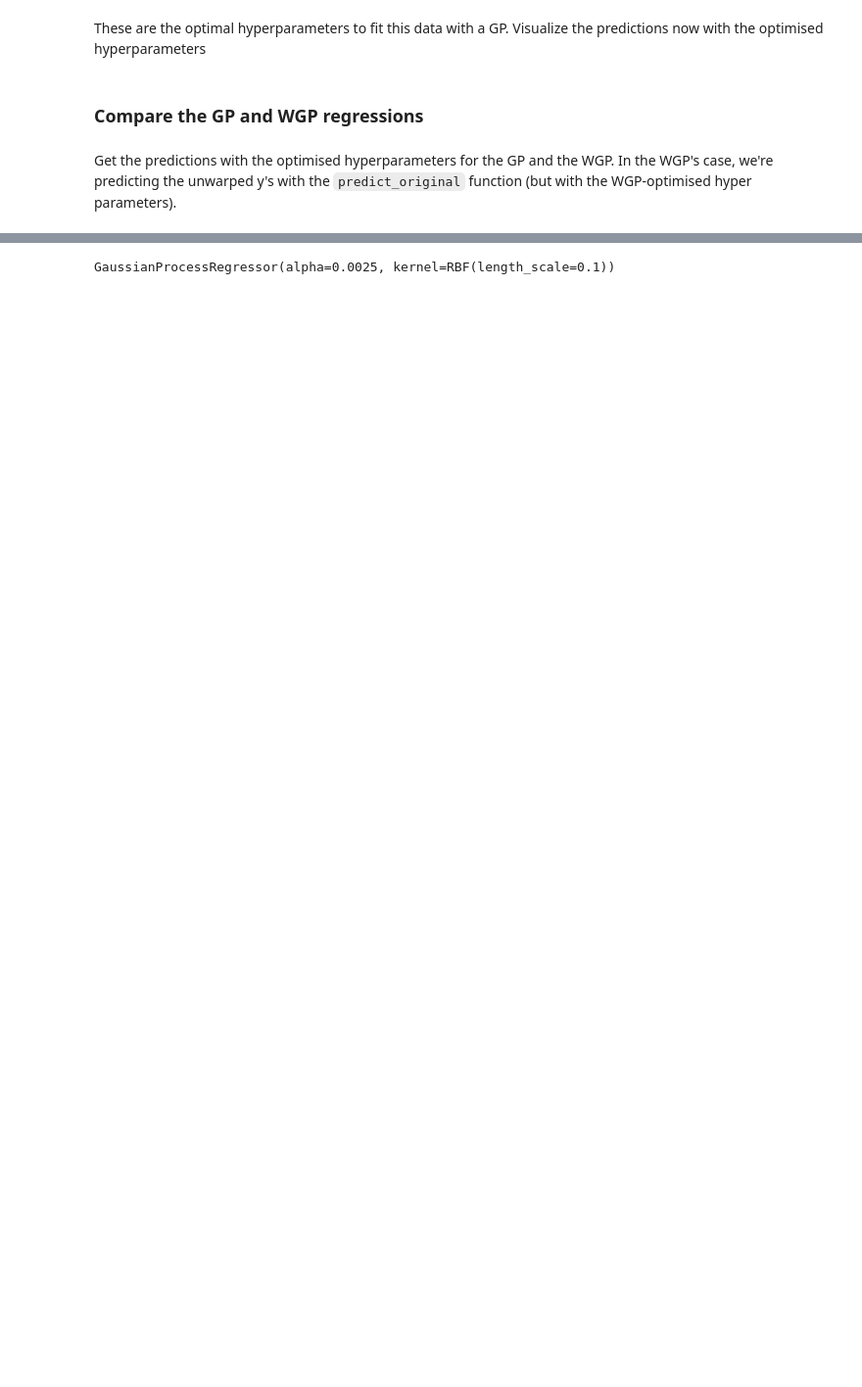
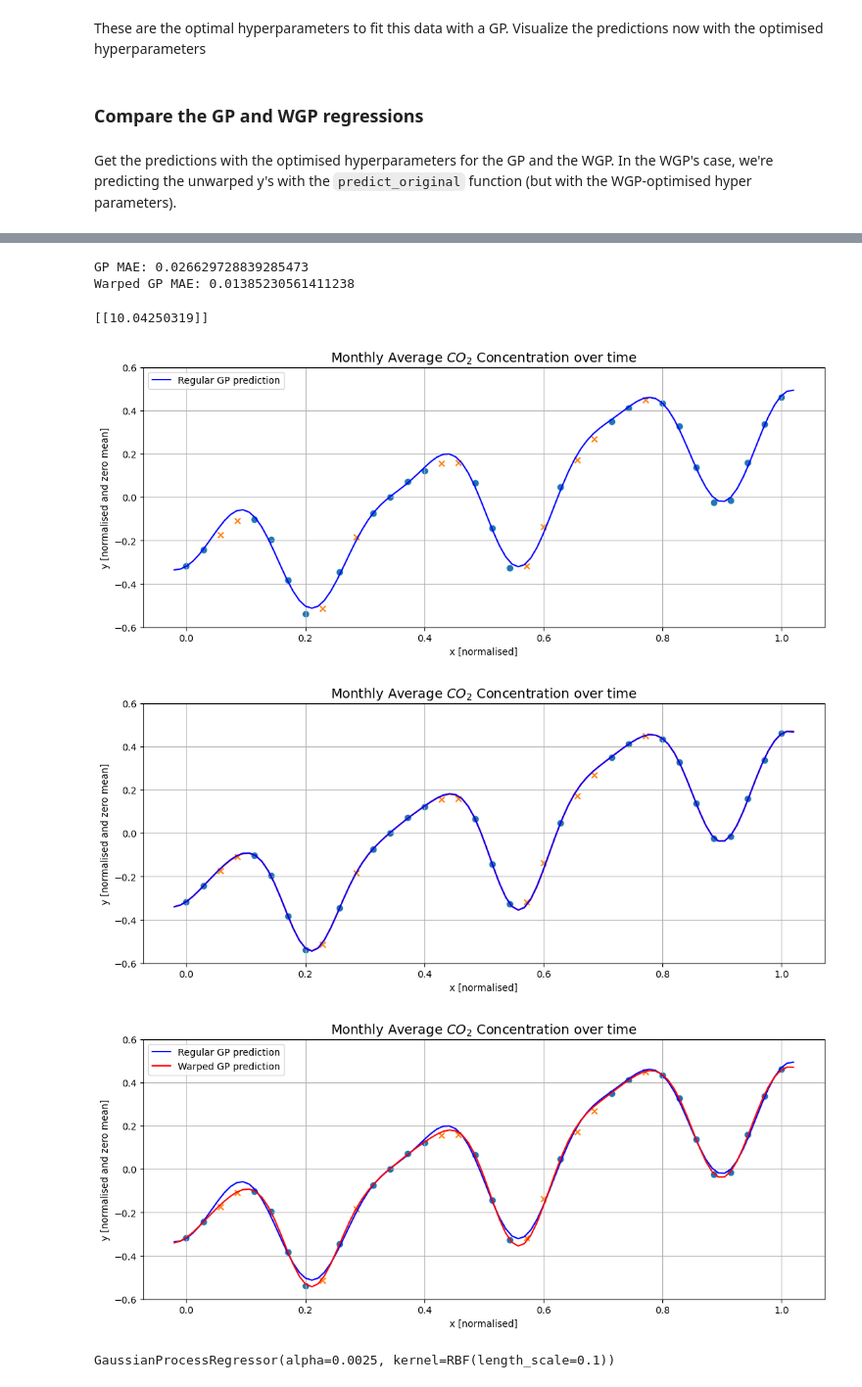
Before and after one commit to Fabian-Leal/Warped-GPs-, a Jupyter notebook: Warping toy data.ipynb, the cells around one changed output, grey strips where cells are left out. Shown at 98% size. Cells and saved outputs as stored; diff of their text form; code cells hidden in the pictures; blank space fills up the shorter version.

```diff
--- a/Warping toy data.ipynb
+++ b/Warping toy data.ipynb
@@ -219,14 +219,14 @@ Optimization terminated successfully.
 array([0.09551603])
 # %%
 
-optimal_params = gprcopy.optimal_params
+optimal_params = gp.optimal_params
 
 print("Optimal lengthscale: "+str(optimal_params[0]))
 
 gp.set_hyper_params([1,optimal_params[0]],0.05)
 
 #Predict for x_star
-[f_mean,f_std] = gprcopy.predict(x_star)
+[f_mean,f_std] = gp.predict(x_star)
 lml = gp.log_marginal_likelihood()
 print(lml)
 pl.figure(figsize=(13, 5))
@@ -384,0 +381,8 @@ Warped GP MAE: 0.017100432248974336
+# %%
+maewarp = np.mean(np.abs(f_mean_unwarped - y_norm_test))
+mae = np.mean(np.abs(f_mean - y_norm_test))
+print("GP MAE:",mae )
+print("Warped GP MAE:",maewarp)
+# %% [output]
+GP MAE: 0.026629728839285473
+Warped GP MAE: 0.01385230561411238
@@ -385,3 +391,57 @@ Warped GP MAE: 0.017100432248974336
+# %%
+[f_mean_warped,f_std_warped] = gpw.predict(x_star)
+f_mean_unwarped = np.arctanh(f_mean_warped/6.88)/0.576
+# %%
+[f_mean,f_std] = gp.predict(x_star)
+pl.figure(figsize=(13, 5))
+pl.scatter(x_norm_train, y_norm_train)
+pl.scatter(x_norm_test, y_norm_test,marker="x")
+#pl.fill_between(x_star.ravel(), (f_mean-2*f_std).ravel(), (f_mean+2*f_std).ravel(), \
+#                facecolor='blue', interpolate=True, alpha=0.1, label='±2*sigma of prediction')
+pl.plot(x_star, f_mean, 'b', label='Regular GP prediction')
+pl.title('Monthly Average $CO_2$ Concentration over time', fontsize=14)
+pl.xlabel('x [normalised]')
+pl.ylabel('y [normalised and zero mean]')
+pl.ylim([-0.6,0.6])
+pl.legend(loc='upper left')
+pl.grid()
+
+
+#Predict for x_star
+[fuw_mean,fuw_std] = gpw.predict_original(x_star)
+pl.figure(figsize=(13, 5))
+pl.scatter(x_norm_train, y_norm_train)
+pl.scatter(x_norm_test, y_norm_test,marker="x")
+#pl.fill_between(x_star.ravel(), (fuw_mean-2*fuw_std).ravel(), (fuw_mean+2*fuw_std).ravel(), \
+#                facecolor='blue', interpolate=True, alpha=0.1, label='±2*sigma of prediction')
+pl.plot(x_star, fuw_mean, 'r', label = 'Warped GP prediction')
+pl.plot(x_star, f_mean_unwarped, 'b', label = 'Warped GP prediction')
+pl.title('Monthly Average $CO_2$ Concentration over time', fontsize=14)
+pl.xlabel('x [normalised]')
+pl.ylabel('y [normalised and zero mean]')
+pl.ylim([-0.6,0.6])
+pl.grid()
+
+#Predict for x_star
+print(lml)
+pl.figure(figsize=(13, 5))
+pl.scatter(x_norm_train, y_norm_train)
+pl.scatter(x_norm_test, y_norm_test,marker="x")
+#pl.fill_between(x_star.ravel(), (f_mean-2*f_std).ravel(), (f_mean+2*f_std).ravel(), \
+#                facecolor='blue', interpolate=True, alpha=0.1, label='±2*sigma of prediction')
+pl.plot(x_star, f_mean, 'b', label='Regular GP prediction')
+pl.plot(x_star, fuw_mean, 'r', label = 'Warped GP prediction')
+pl.title('Monthly Average $CO_2$ Concentration over time', fontsize=14)
+pl.xlabel('x [normalised]')
+pl.ylabel('y [normalised and zero mean]')
+pl.ylim([-0.6,0.6])
+pl.legend(loc='upper left')
+pl.grid()
+# %% [output]
+[[10.04250319]]
+[figure, added]
+[figure, added]
+[figure, added]
 # %%
 import numpy as np
 from sklearn.gaussian_process import GaussianProcessRegressor
```
Also changed, not shown: parts of 8 cells of this notebook.
